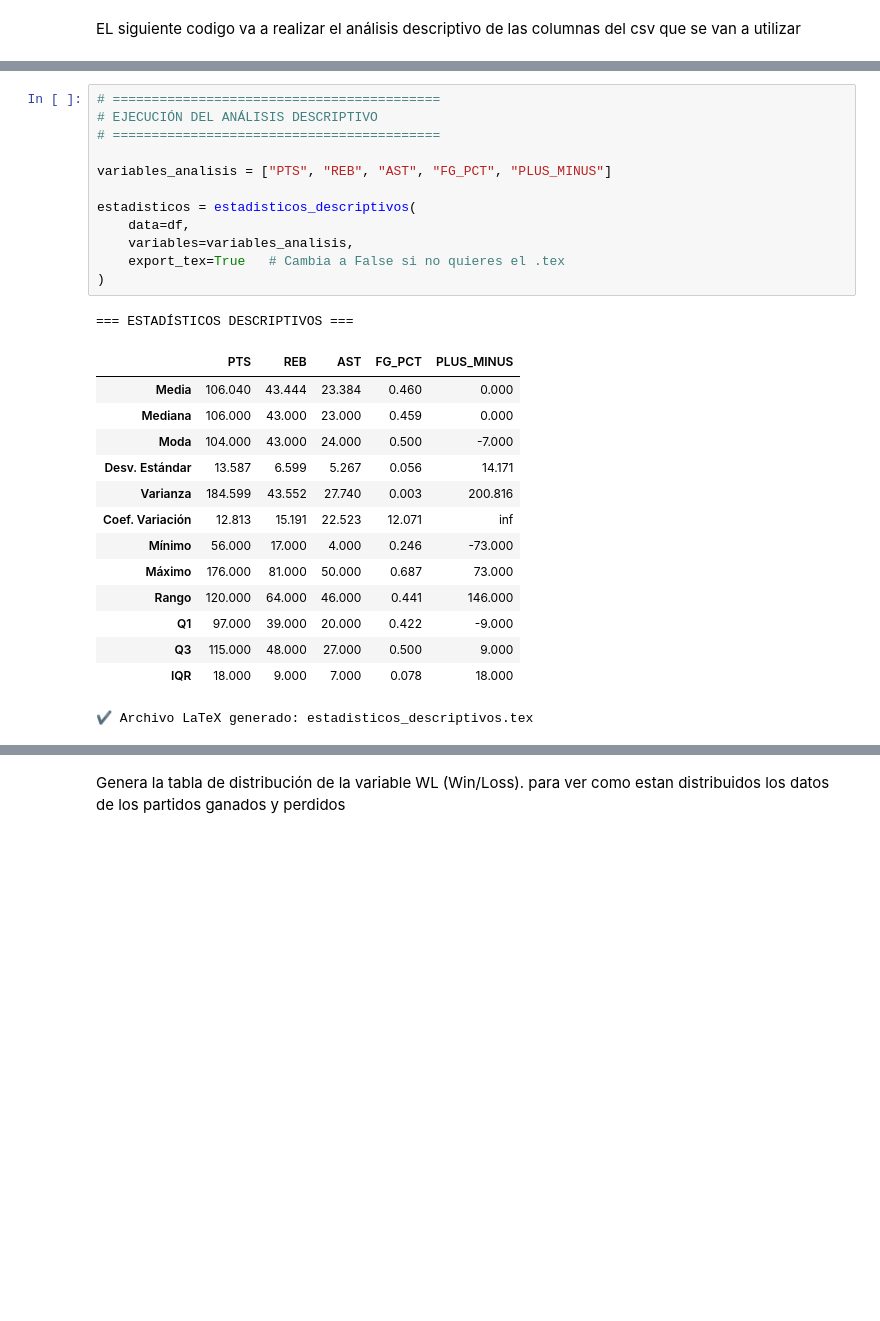
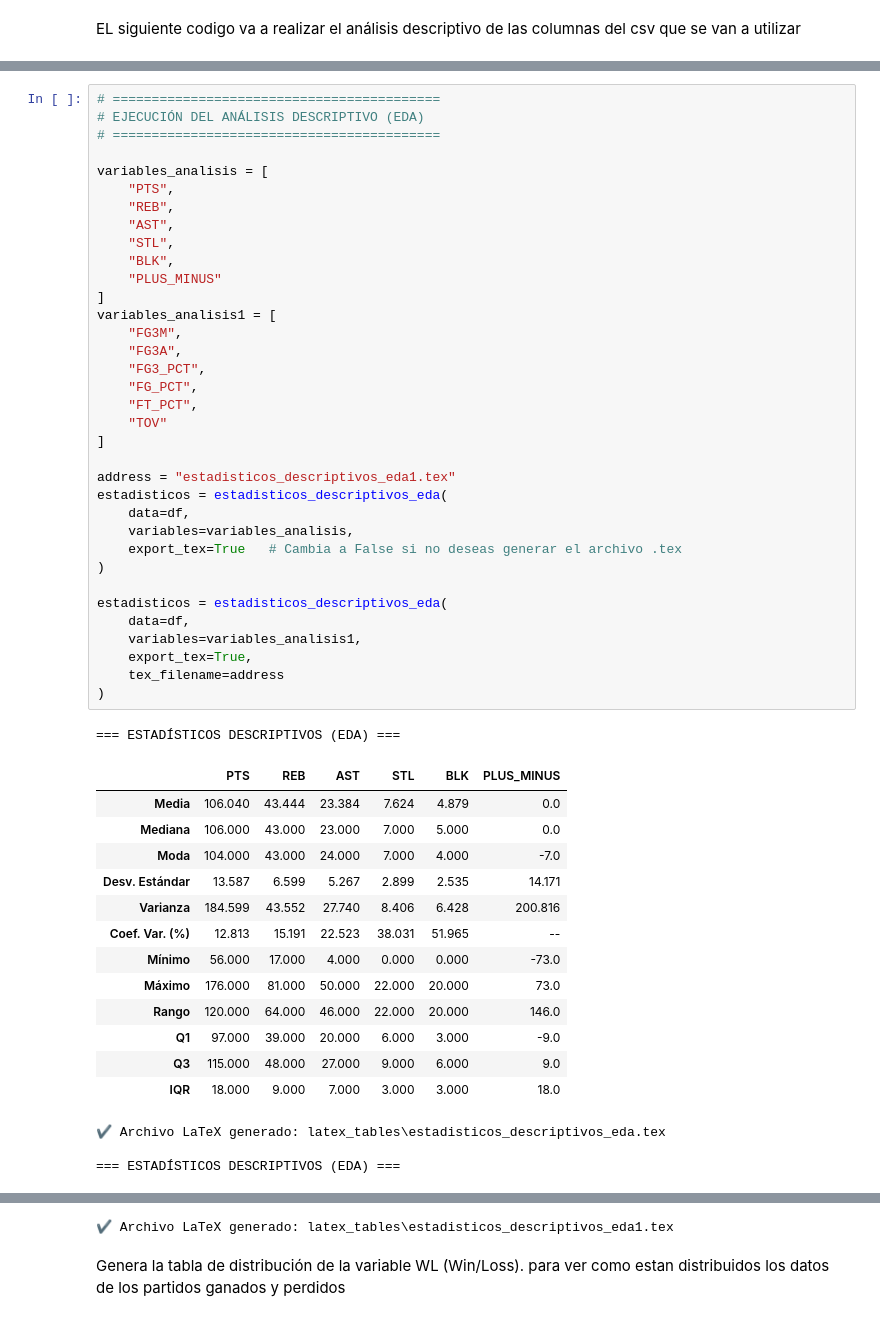
Before and after one commit to ChickenLittle02/NBA_statistics, a Jupyter notebook: Notebook.ipynb, the cells around one changed output, grey strips where cells are left out. Drawn from its saved outputs; the diff is of its cells as text; blank space fills up the shorter version.

```diff
--- a/Notebook.ipynb
+++ b/Notebook.ipynb
@@ -137,29 +129,54 @@ def estadisticos_descriptivos(
     return stats
 # %%
 # ==========================================
-# EJECUCIÓN DEL ANÁLISIS DESCRIPTIVO
+# EJECUCIÓN DEL ANÁLISIS DESCRIPTIVO (EDA)
 # ==========================================
 
-variables_analisis = ["PTS", "REB", "AST", "FG_PCT", "PLUS_MINUS"]
+variables_analisis = [
+    "PTS",
+    "REB",
+    "AST",
+    "STL",
+    "BLK",
+    "PLUS_MINUS"
+]
+variables_analisis1 = [
+    "FG3M",
+    "FG3A",
+    "FG3_PCT",
+    "FG_PCT",
+    "FT_PCT",
+    "TOV"
+]
 
-estadisticos = estadisticos_descriptivos(
+address = "estadisticos_descriptivos_eda1.tex"
+estadisticos = estadisticos_descriptivos_eda(
     data=df,
     variables=variables_analisis,
-    export_tex=True   # Cambia a False si no quieres el .tex
+    export_tex=True   # Cambia a False si no deseas generar el archivo .tex
 )
+
+estadisticos = estadisticos_descriptivos_eda(
+    data=df,
+    variables=variables_analisis1,
+    export_tex=True,
+    tex_filename=address
+)
 # %% [output]
-=== ESTADÍSTICOS DESCRIPTIVOS ===
+=== ESTADÍSTICOS DESCRIPTIVOS (EDA) ===
-|  | PTS | REB | AST | FG_PCT | PLUS_MINUS |
-| Media | 106.040 | 43.444 | 23.384 | 0.460 | 0.000 |
-| Mediana | 106.000 | 43.000 | 23.000 | 0.459 | 0.000 |
-| Moda | 104.000 | 43.000 | 24.000 | 0.500 | -7.000 |
-| Desv. Estándar | 13.587 | 6.599 | 5.267 | 0.056 | 14.171 |
-| Varianza | 184.599 | 43.552 | 27.740 | 0.003 | 200.816 |
-| Coef. Variación | 12.813 | 15.191 | 22.523 | 12.071 | inf |
-| Mínimo | 56.000 | 17.000 | 4.000 | 0.246 | -73.000 |
-| Máximo | 176.000 | 81.000 | 50.000 | 0.687 | 73.000 |
-| Rango | 120.000 | 64.000 | 46.000 | 0.441 | 146.000 |
-| Q1 | 97.000 | 39.000 | 20.000 | 0.422 | -9.000 |
-| Q3 | 115.000 | 48.000 | 27.000 | 0.500 | 9.000 |
-| IQR | 18.000 | 9.000 | 7.000 | 0.078 | 18.000 |
+|  | PTS | REB | AST | STL | BLK | PLUS_MINUS |
+| Media | 106.040 | 43.444 | 23.384 | 7.624 | 4.879 | 0.0 |
+| Mediana | 106.000 | 43.000 | 23.000 | 7.000 | 5.000 | 0.0 |
+| Moda | 104.000 | 43.000 | 24.000 | 7.000 | 4.000 | -7.0 |
+| Desv. Estándar | 13.587 | 6.599 | 5.267 | 2.899 | 2.535 | 14.171 |
+| Varianza | 184.599 | 43.552 | 27.740 | 8.406 | 6.428 | 200.816 |
+| Coef. Var. (%) | 12.813 | 15.191 | 22.523 | 38.031 | 51.965 | -- |
+| Mínimo | 56.000 | 17.000 | 4.000 | 0.000 | 0.000 | -73.0 |
+| Máximo | 176.000 | 81.000 | 50.000 | 22.000 | 20.000 | 73.0 |
+| Rango | 120.000 | 64.000 | 46.000 | 22.000 | 20.000 | 146.0 |
+| Q1 | 97.000 | 39.000 | 20.000 | 6.000 | 3.000 | -9.0 |
+| Q3 | 115.000 | 48.000 | 27.000 | 9.000 | 6.000 | 9.0 |
+| IQR | 18.000 | 9.000 | 7.000 | 3.000 | 3.000 | 18.0 |
-✔ Archivo LaTeX generado: estadisticos_descriptivos.tex
+✔ Archivo LaTeX generado: latex_tables\estadisticos_descriptivos_eda.tex
+
+=== ESTADÍSTICOS DESCRIPTIVOS (EDA) ===
@@ -166,3 +196,4 @@ estadisticos = estadisticos_descriptivos(
+✔ Archivo LaTeX generado: latex_tables\estadisticos_descriptivos_eda1.tex
 # %% [markdown]
 Genera la tabla de distribución de la variable WL (Win/Loss).  para ver como estan distribuidos los datos de los partidos ganados y perdidos
 # %%
```
Also changed, not shown: parts of 5 cells of this notebook, 37 other files.
